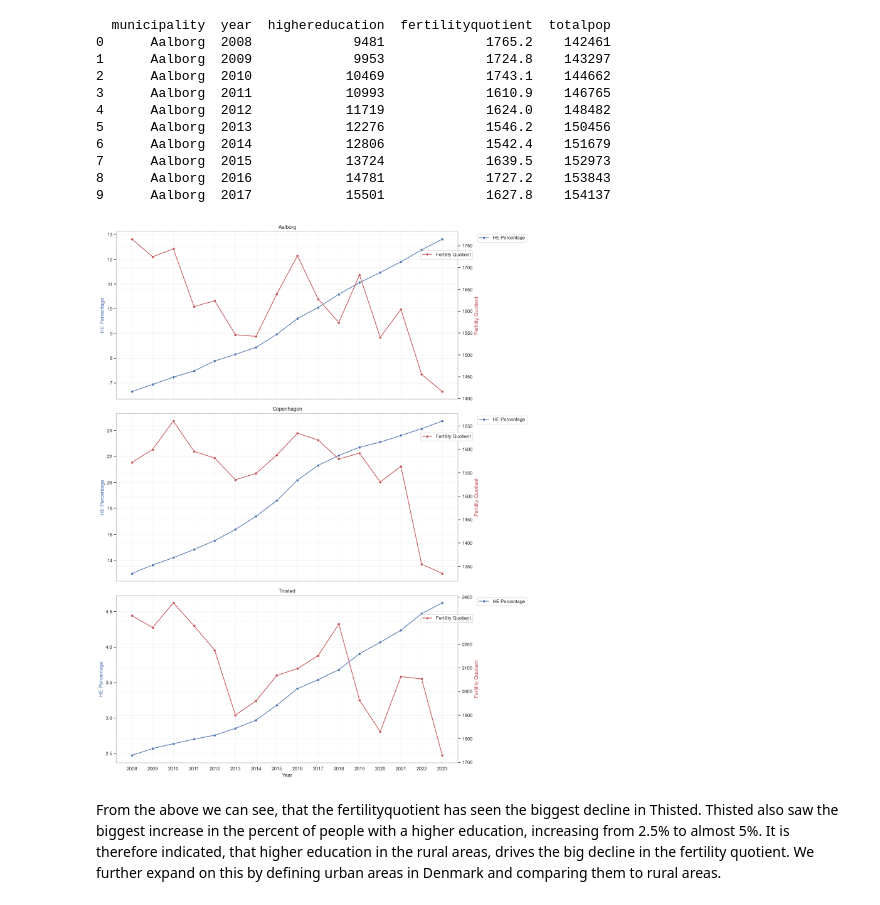
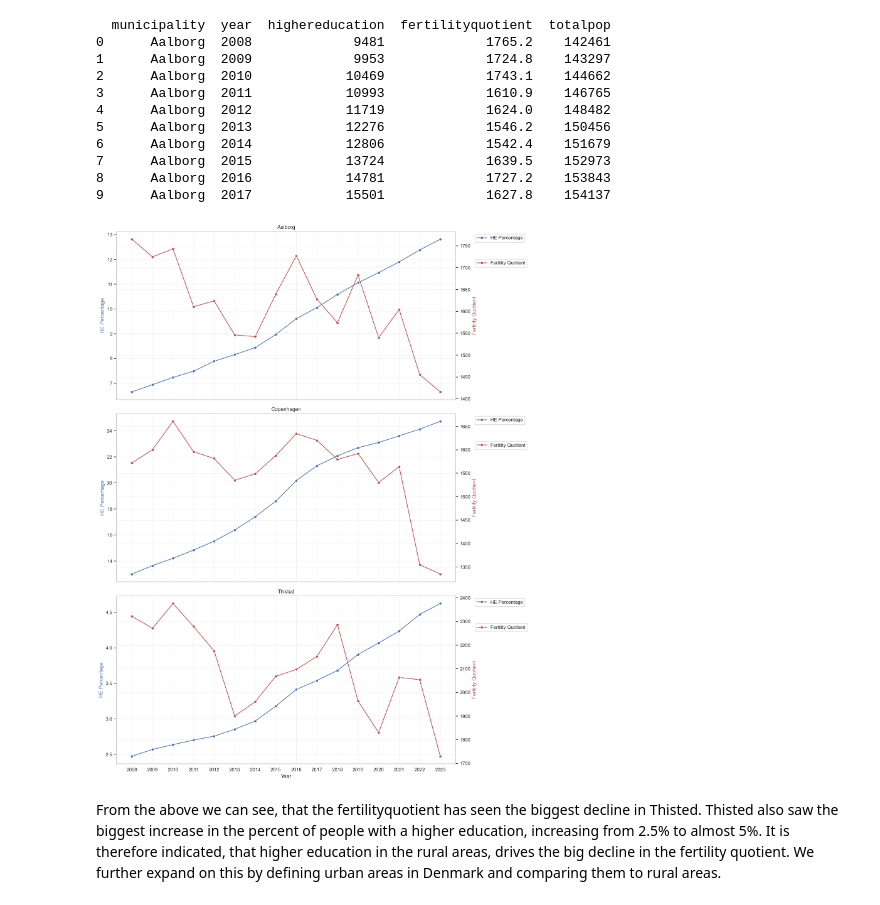
Before and after one commit to NumEconCopenhagen/projects-2024-anna-jiyun-kim-pedram, a Jupyter notebook: dataproject/dataproject.ipynb, the cells around one changed output. Saved outputs shown, nothing was run; the diff lists cells and outputs as text; code cells hidden in the pictures.

```diff
--- a/dataproject/dataproject.ipynb
+++ b/dataproject/dataproject.ipynb
@@ -298,56 +310,46 @@ merged_data['HE_percentage'] = (merged_data['highereducation'] / merged_data['to
 # %%
 # Filter data for each municipality
 aalborg_data = merged_data[merged_data['municipality'] == 'Aalborg']
 copenhagen_data = merged_data[merged_data['municipality'] == 'Copenhagen']
 thisted_data = merged_data[merged_data['municipality'] == 'Thisted']
 
 # Style of the plot
 sns.set(style="whitegrid")
 
 # Create a figure and axis objects for the plots
 fig, axes = plt.subplots(3, 1, figsize=(14, 18), sharex=True)
 
+# Function to plot data for a given municipality
+def plot_municipality(data, ax, title):
+    ax1 = ax
+    ax2 = ax1.twinx()
+    sns.lineplot(data=data, x='year', y='HE_percentage', marker='o', ax=ax1, label='HE Percentage', color='b')
+    sns.lineplot(data=data, x='year', y='fertilityquotient', marker='o', ax=ax2, label='Fertility Quotient', color='r')
+    ax1.set_title(title)
+    ax1.set_ylabel('HE Percentage', color='b')
+    ax2.set_ylabel('Fertility Quotient', color='r')
+    he_legend = ax1.legend(loc='upper left', bbox_to_anchor=(1.05, 1))
+    fertility_legend = ax2.legend(loc='upper left', bbox_to_anchor=(1.05, 0.85))
+    ax1.add_artist(he_legend)  # Ensure the HE legend is on top
+
 # Plot for Aalborg
-ax1 = axes[0]
-ax2 = ax1.twinx()
-sns.lineplot(data=aalborg_data, x='year', y='HE_percentage', marker='o', ax=ax1, label='HE Percentage', color='b')
-sns.lineplot(data=aalborg_data, x='year', y='fertilityquotient', marker='o', ax=ax2, label='Fertility Quotient', color='r')
-ax1.set_title('Aalborg')
-ax1.set_ylabel('HE Percentage', color='b')
-ax2.set_ylabel('Fertility Quotient', color='r')
-ax1.legend(loc='upper left', bbox_to_anchor=(1.05, 1))
-ax2.legend(loc='upper right', bbox_to_anchor=(1.05, 0.9))
+plot_municipality(aalborg_data, axes[0], 'Aalborg')
 
 # Plot for Copenhagen
-ax1 = axes[1]
-ax2 = ax1.twinx()
-sns.lineplot(data=copenhagen_data, x='year', y='HE_percentage', marker='o', ax=ax1, label='HE Percentage', color='b')
-sns.lineplot(data=copenhagen_data, x='year', y='fertilityquotient', marker='o', ax=ax2, label='Fertility Quotient', color='r')
-ax1.set_title('Copenhagen')
-ax1.set_ylabel('HE Percentage', color='b')
-ax2.set_ylabel('Fertility Quotient', color='r')
-ax1.legend(loc='upper left', bbox_to_anchor=(1.05, 1))
-ax2.legend(loc='upper right', bbox_to_anchor=(1.05, 0.9))
+plot_municipality(copenhagen_data, axes[1], 'Copenhagen')
 
 # Plot for Thisted
-ax1 = axes[2]
-ax2 = ax1.twinx()
-sns.lineplot(data=thisted_data, x='year', y='HE_percentage', marker='o', ax=ax1, label='HE Percentage', color='b')
-sns.lineplot(data=thisted_data, x='year', y='fertilityquotient', marker='o', ax=ax2, label='Fertility Quotient', color='r')
-ax1.set_title('Thisted')
-ax1.set_ylabel('HE Percentage', color='b')
-ax2.set_ylabel('Fertility Quotient', color='r')
-ax1.set_xlabel('Year')
-ax1.legend(loc='upper left', bbox_to_anchor=(1.05, 1))
-ax2.legend(loc='upper right', bbox_to_anchor=(1.05, 0.9))
+plot_municipality(thisted_data, axes[2], 'Thisted')
+
+# Set xlabel for the last subplot
+axes[2].set_xlabel('Year')
 
 # Layout
 plt.tight_layout()
 
-# Display the plots
-plt.show()
+# Display the pl
 # %% [output]
-[figure, old version]
+[figure, new version]
 # %% [markdown]
 From the above we can see, that the fertilityquotient has seen the biggest decline in Thisted. Thisted also saw the biggest increase in the percent of people with a higher education, increasing from 2.5% to almost 5%. It is therefore indicated, that higher education in the rural areas, drives the big decline in the fertility quotient. We further expand on this by defining urban areas in Denmark and comparing them to rural areas.
 # %% [markdown]
```
Also changed, not shown: parts of 11 cells of this notebook.
